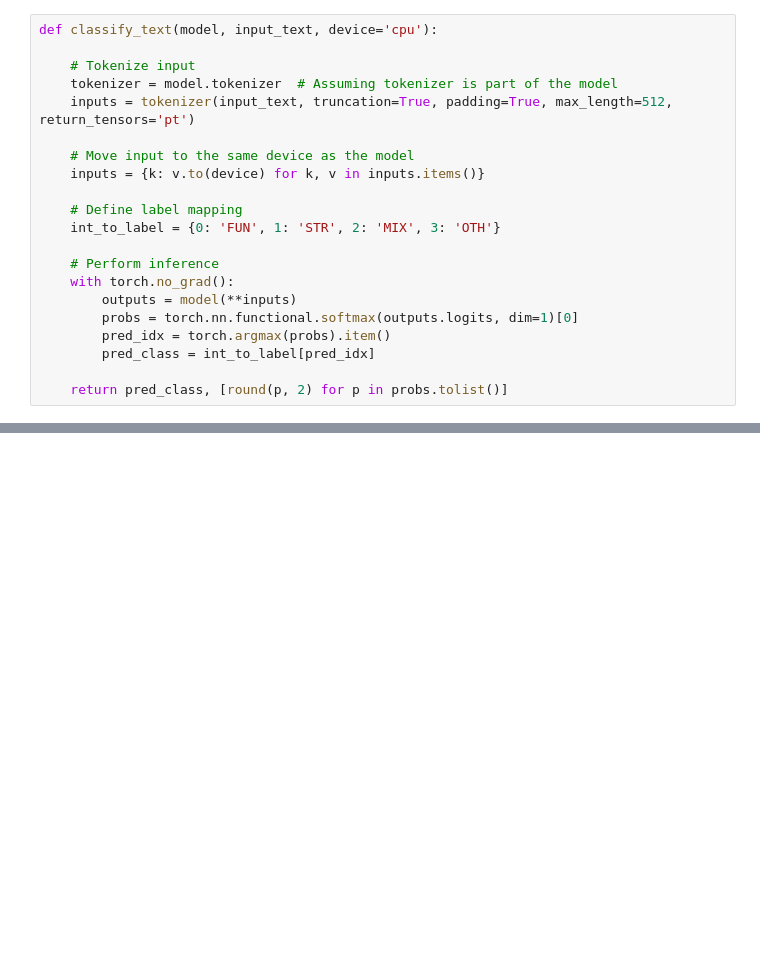
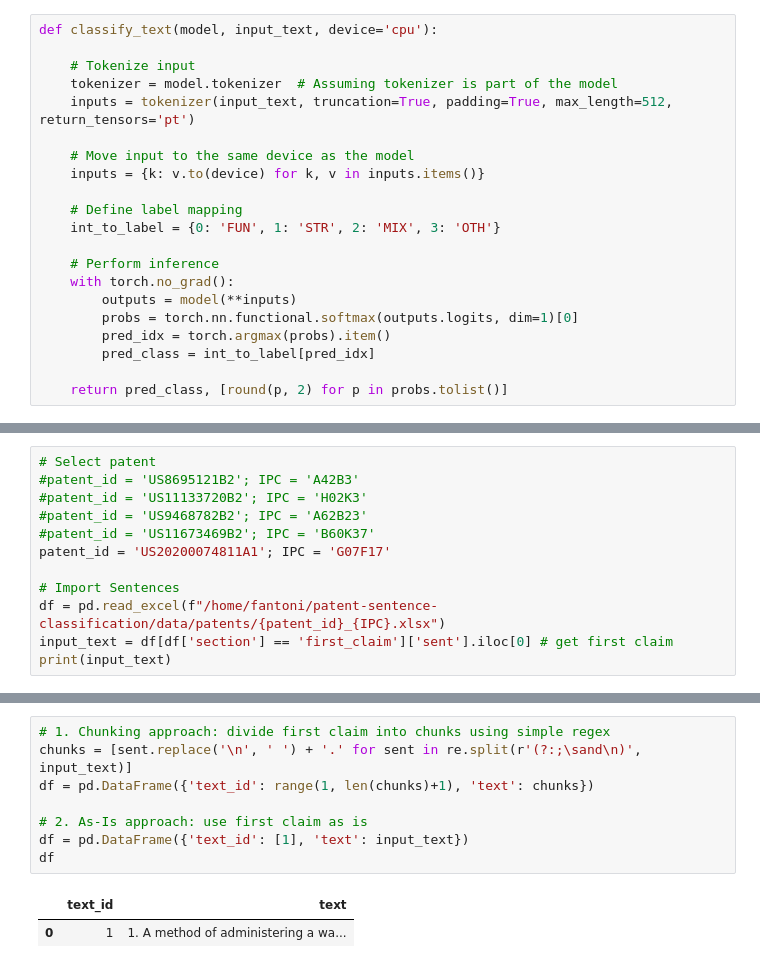
Before and after one commit to Marco-Consoloni/patent-sentence-classification, a Jupyter notebook: mix_disambiguation.ipynb, the cells around one changed output, grey strips where cells are left out. Saved outputs shown, nothing was run; the diff lists cells and outputs as text; blank space fills up the shorter version.

Commit message:
add patent claim summarization

```diff
--- a/mix_disambiguation.ipynb
+++ b/mix_disambiguation.ipynb
@@ -293,0 +314,12 @@ STR
+# %%
+# Select patent
+#patent_id = 'US8695121B2'; IPC = 'A42B3'
+#patent_id = 'US11133720B2'; IPC = 'H02K3'
+#patent_id = 'US9468782B2'; IPC = 'A62B23'
+#patent_id = 'US11673469B2'; IPC = 'B60K37'
+patent_id = 'US20200074811A1'; IPC = 'G07F17'
+
+# Import Sentences
+df = pd.read_excel(f"/home/fantoni/patent-sentence-classification/data/patents/{patent_id}_{IPC}.xlsx")
+input_text = df[df['section'] == 'first_claim']['sent'].iloc[0] # get first claim
+print(input_text)
@@ -293,0 +338,11 @@ STR
+# %%
+# 1. Chunking approach: divide first claim into chunks using simple regex
+chunks = [sent.replace('\n', ' ') + '.' for sent in re.split(r'(?:;\sand\n)', input_text)]
+df = pd.DataFrame({'text_id': range(1, len(chunks)+1), 'text': chunks})
+
+# 2. As-Is approach: use first claim as is
+df = pd.DataFrame({'text_id': [1], 'text': input_text})
+df
+# %% [output]
+|  | text_id | text |
+| 0 | 1 | 1. A method of administering a wa... |
```
Also changed, not shown: parts of 21 cells of this notebook.
